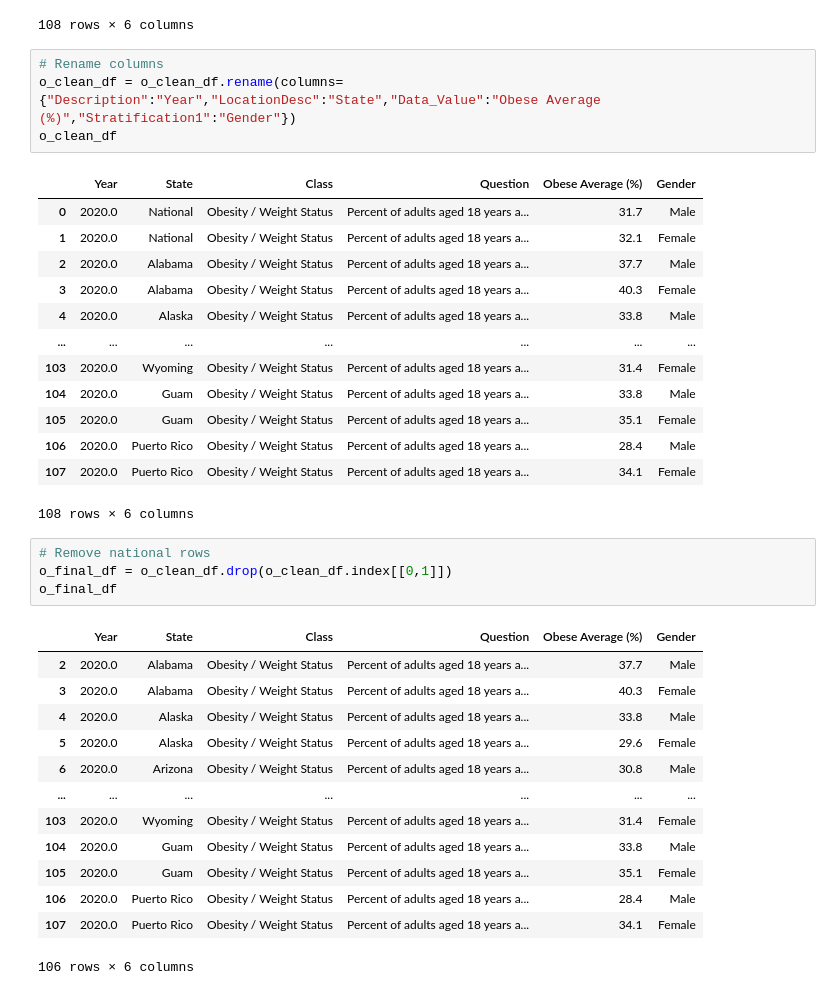
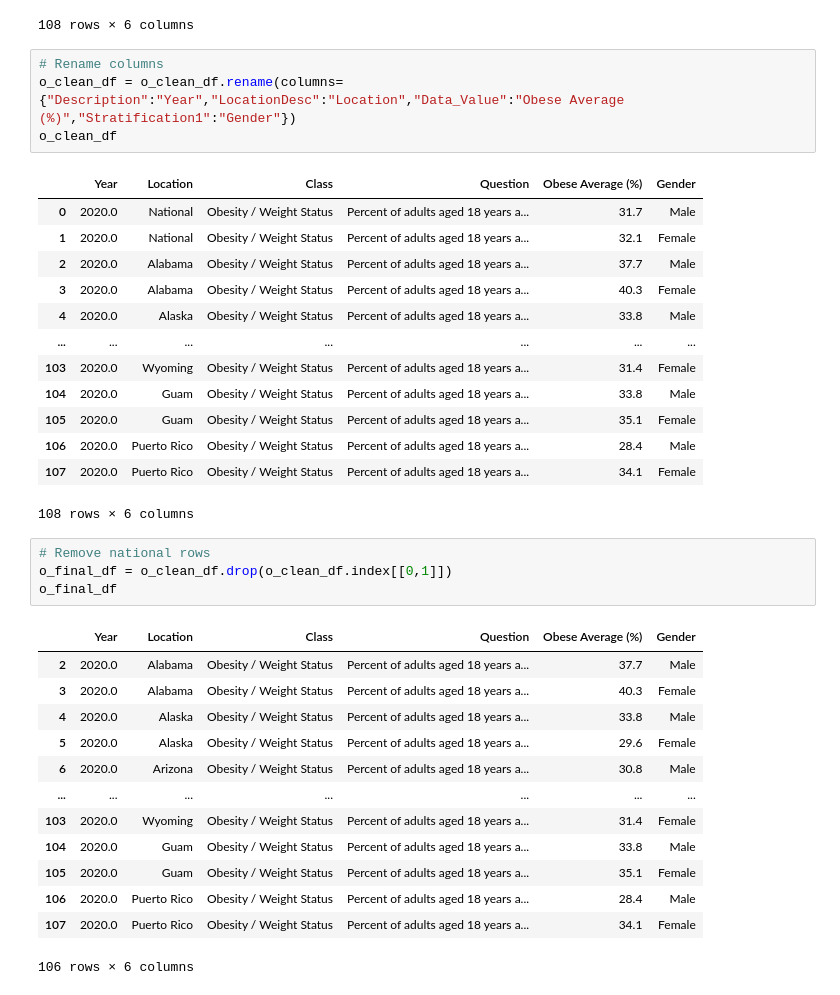
Before and after one commit to latoyawenzinger/Project_1_Healthcare, a Jupyter notebook: State_Obesity_Gender.ipynb, the cells around one changed output. Cells and saved outputs as stored; diff of their text form.

```diff
--- a/State_Obesity_Gender.ipynb
+++ b/State_Obesity_Gender.ipynb
@@ -93,10 +93,10 @@ o_clean_df
 108 rows × 6 columns
 # %%
 # Rename columns
-o_clean_df = o_clean_df.rename(columns={"Description":"Year","LocationDesc":"State","Data_Value":"Obese Average (%)","Stratification1":"Gender"})
+o_clean_df = o_clean_df.rename(columns={"Description":"Year","LocationDesc":"Location","Data_Value":"Obese Average (%)","Stratification1":"Gender"})
 o_clean_df
 # %% [output]
-|  | Year | State | Class | Question | Obese Average (%) | Gender |
+|  | Year | Location | Class | Question | Obese Average (%) | Gender |
 | 0 | 2020.0 | National | Obesity / Weight Status | Percent of adults aged 18 years a... | 31.7 | Male |
 | 1 | 2020.0 | National | Obesity / Weight Status | Percent of adults aged 18 years a... | 32.1 | Female |
 | 2 | 2020.0 | Alabama | Obesity / Weight Status | Percent of adults aged 18 years a... | 37.7 | Male |
@@ -114,7 +114,7 @@ o_clean_df
 o_final_df = o_clean_df.drop(o_clean_df.index[[0,1]])
 o_final_df
 # %% [output]
-|  | Year | State | Class | Question | Obese Average (%) | Gender |
+|  | Year | Location | Class | Question | Obese Average (%) | Gender |
 | 2 | 2020.0 | Alabama | Obesity / Weight Status | Percent of adults aged 18 years a... | 37.7 | Male |
 | 3 | 2020.0 | Alabama | Obesity / Weight Status | Percent of adults aged 18 years a... | 40.3 | Female |
 | 4 | 2020.0 | Alaska | Obesity / Weight Status | Percent of adults aged 18 years a... | 33.8 | Male |
```
Also changed, not shown: parts of 5 cells of this notebook, 2 other files.
